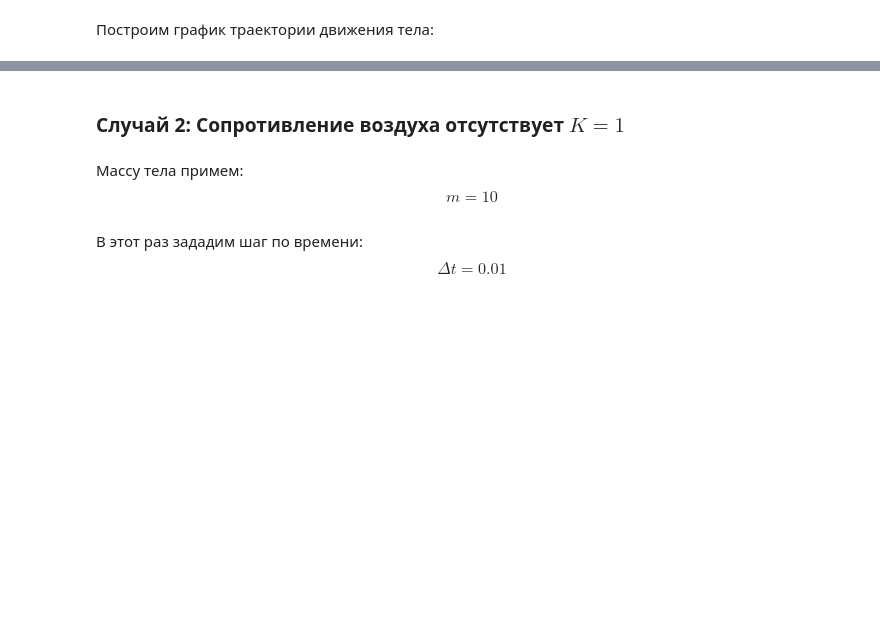
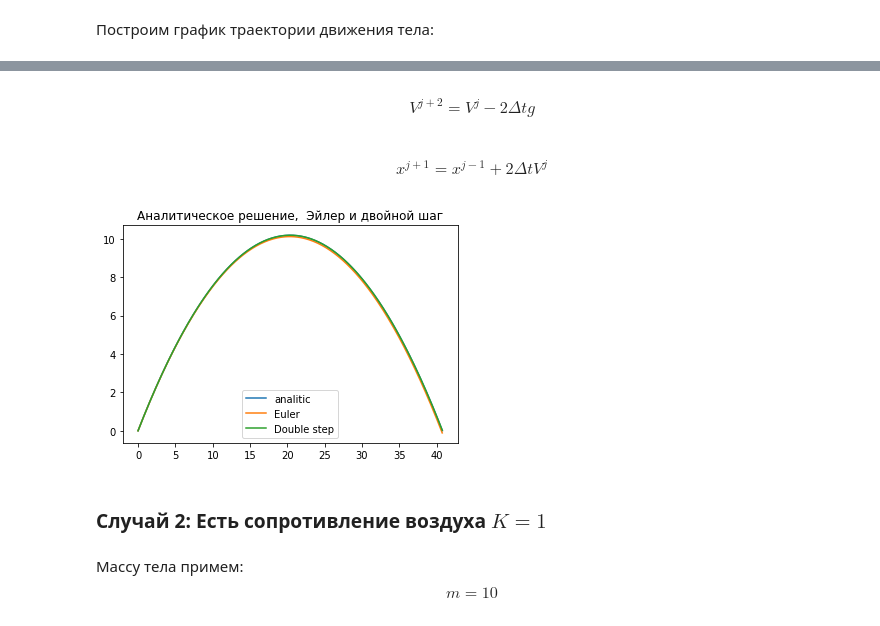
Before and after one commit to axreldable/mat_mod_hw, a Jupyter notebook: teloPodUglom.ipynb, the cells around one changed output, grey strips where cells are left out. Cells and saved outputs as stored; diff of their text form; code cells hidden in the pictures; blank space fills up the shorter version.

Commit message:
make aleur and double step methods

```diff
--- a/teloPodUglom.ipynb
+++ b/teloPodUglom.ipynb
@@ -112,0 +106,3 @@ plt.show()
+# %% [markdown]
+$$ V^{j+2} = V^j - 2\Delta tg $$
+$$ x^{j+1} = x^{j-1} + 2\Delta tV^j $$
@@ -113,10 +157,17 @@ plt.show()
+# %%
+plt.plot(x_an, ((-g / (2 * (vox ** 2))) * (x_an ** 2)) + ((voy / vox) * x_an), label='analitic')
+plt.plot(x, y, label='Euler')
+plt.plot(x1, y1, label='Double step')
+plt.title("Аналитическое решение,  Эйлер и двойной шаг")
+plt.legend()
+plt.show()
+# %% [output]
+[figure, added]
 # %% [markdown]
-### Случай 2: Сопротивление воздуха отсутствует $ K = 1 $
+### Случай 2: Есть сопротивление воздуха $ K = 1 $
 # %%
 k = 1
 # %% [markdown]
 Массу тела примем: $$ m = 10 $$
 # %%
 m = 10
-# %% [markdown]
-В этот раз зададим шаг по времени: $$ \Delta t = 0.01 $$
```
Also changed, not shown: parts of 40 cells of this notebook.
